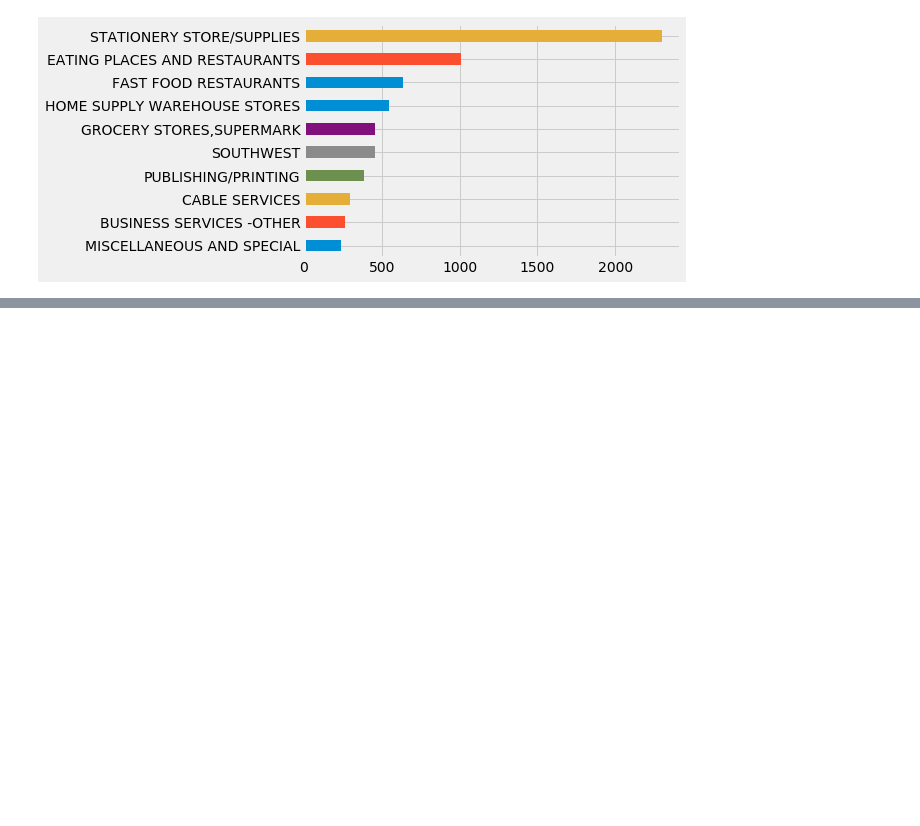
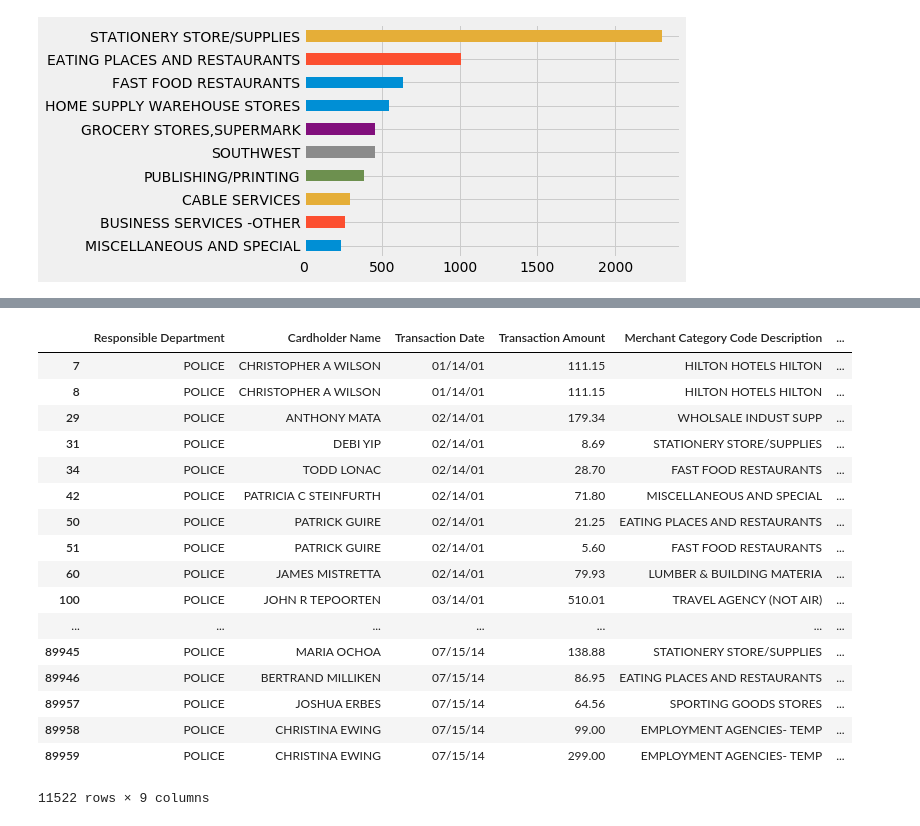
Before and after one commit to aarondlopez/Credit-Card-Transactions, a Jupyter notebook: Card Transactions.ipynb, the cells around one changed output, grey strips where cells are left out. Cells and saved outputs as stored; diff of their text form; code cells hidden in the pictures; blank space fills up the shorter version.

```diff
--- a/Card Transactions.ipynb
+++ b/Card Transactions.ipynb
@@ -239,0 +252,21 @@ police_dept['Merchant Category Code Description'].value_counts(ascending=True).t
+# %%
+police_dept
+# %% [output]
+|  | Responsible Department | Cardholder Name | Transaction Date | Transaction Amount | Merchant Category Code Description | ... |
+| 7 | POLICE | CHRISTOPHER A WILSON | 01/14/01 | 111.15 | HILTON HOTELS HILTON | ... |
+| 8 | POLICE | CHRISTOPHER A WILSON | 01/14/01 | 111.15 | HILTON HOTELS HILTON | ... |
+| 29 | POLICE | ANTHONY MATA | 02/14/01 | 179.34 | WHOLSALE INDUST SUPP | ... |
+| 31 | POLICE | DEBI YIP | 02/14/01 | 8.69 | STATIONERY STORE/SUPPLIES | ... |
+| 34 | POLICE | TODD LONAC | 02/14/01 | 28.70 | FAST FOOD RESTAURANTS | ... |
+| 42 | POLICE | PATRICIA C STEINFURTH | 02/14/01 | 71.80 | MISCELLANEOUS AND SPECIAL | ... |
+| 50 | POLICE | PATRICK GUIRE | 02/14/01 | 21.25 | EATING PLACES AND RESTAURANTS | ... |
+| 51 | POLICE | PATRICK GUIRE | 02/14/01 | 5.60 | FAST FOOD RESTAURANTS | ... |
+| 60 | POLICE | JAMES MISTRETTA | 02/14/01 | 79.93 | LUMBER & BUILDING MATERIA | ... |
+| 100 | POLICE | JOHN R TEPOORTEN | 03/14/01 | 510.01 | TRAVEL AGENCY (NOT AIR) | ... |
+| ... | ... | ... | ... | ... | ... | ... |
+| 89945 | POLICE | MARIA OCHOA | 07/15/14 | 138.88 | STATIONERY STORE/SUPPLIES | ... |
+| 89946 | POLICE | BERTRAND MILLIKEN | 07/15/14 | 86.95 | EATING PLACES AND RESTAURANTS | ... |
+| 89957 | POLICE | JOSHUA ERBES | 07/15/14 | 64.56 | SPORTING GOODS STORES | ... |
+| 89958 | POLICE | CHRISTINA EWING | 07/15/14 | 99.00 | EMPLOYMENT AGENCIES- TEMP | ... |
+| 89959 | POLICE | CHRISTINA EWING | 07/15/14 | 299.00 | EMPLOYMENT AGENCIES- TEMP | ... |
+11522 rows × 9 columns
```
Also changed, not shown: parts of 6 cells of this notebook.
